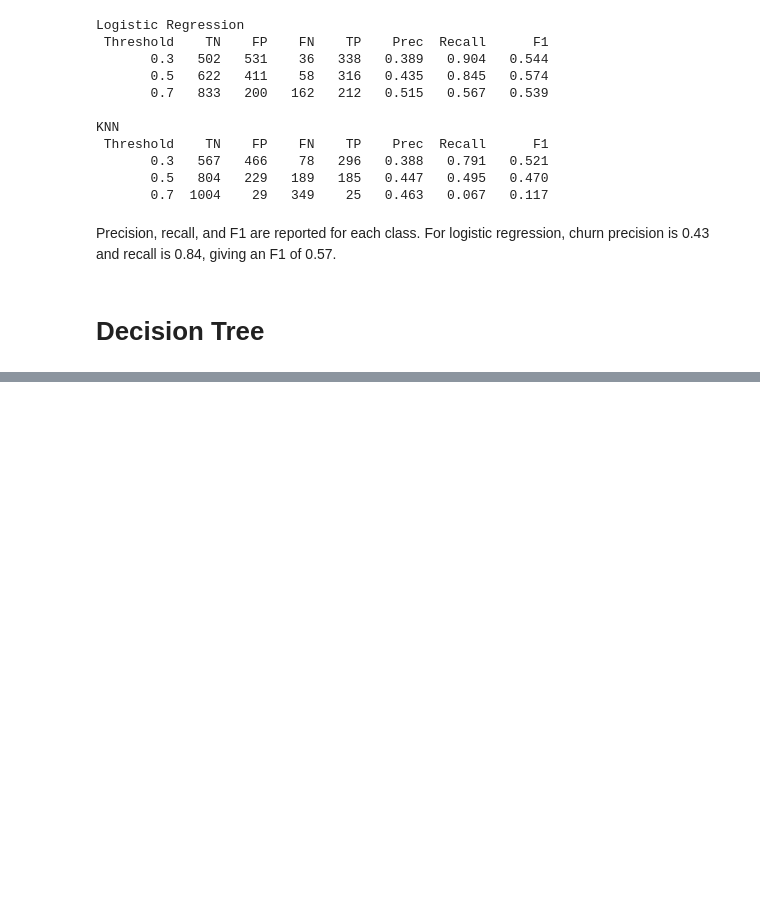
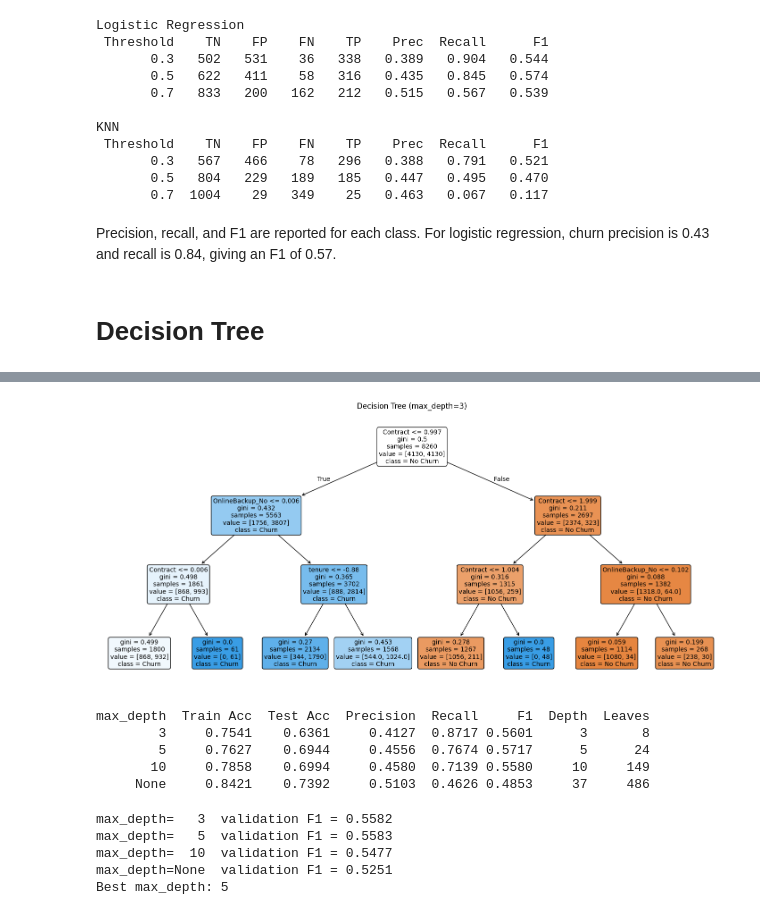
Before and after one commit to sivaranjs-lab/Customer_Churn, a Jupyter notebook: CUSTOMER_CHURN_PREPROCESSING_25_11.ipynb, the cells around one changed output, grey strips where cells are left out. Saved outputs shown, nothing was run; the diff lists cells and outputs as text; code cells hidden in the pictures; blank space fills up the shorter version.

```diff
--- a/CUSTOMER_CHURN_PREPROCESSING_25_11.ipynb
+++ b/CUSTOMER_CHURN_PREPROCESSING_25_11.ipynb
@@ -702,0 +738,59 @@ Decision Tree (default) Test Accuracy: 0.7392
+# %%
+# Visualize the tree (max_depth=3 so it stays readable)
+dt3 = DecisionTreeClassifier(max_depth=3, random_state=42)
+dt3.fit(X_train_selected, y_train_smote)
+
+plt.figure(figsize=(18, 8))
+plot_tree(dt3, feature_names=features_selected,
+          class_names=['No Churn', 'Churn'],
+          filled=True, rounded=True, fontsize=10)
+plt.title("Decision Tree (max_depth=3)")
+plt.show()
+# %% [output]
+[figure, added]
+# %%
+# Try max_depth = 3, 5, 10 and None on the test set and record the results
+results = []
+for d in [3, 5, 10, None]:
+    m = DecisionTreeClassifier(max_depth=d, random_state=42)
+    m.fit(X_train_selected, y_train_smote)
+    p = m.predict(X_test_selected)
+    results.append({
+        'max_depth': str(d),
+        'Train Acc': round(accuracy_score(y_train_smote, m.predict(X_train_selected)), 4),
+        'Test Acc': round(accuracy_score(y_test, p), 4),
+        'Precision': round(precision_score(y_test, p), 4),
+        'Recall': round(recall_score(y_test, p), 4),
+        'F1': round(f1_score(y_test, p), 4),
+        'Depth': m.get_depth(),
+        'Leaves': m.get_n_leaves(),
+    })
+
+depth_df = pd.DataFrame(results)
+print(depth_df.to_string(index=False))
+# %% [output]
+max_depth  Train Acc  Test Acc  Precision  Recall     F1  Depth  Leaves
+        3     0.7541    0.6361     0.4127  0.8717 0.5601      3       8
+        5     0.7627    0.6944     0.4556  0.7674 0.5717      5      24
+       10     0.7858    0.6994     0.4580  0.7139 0.5580     10     149
+     None     0.8421    0.7392     0.5103  0.4626 0.4853     37     486
+# %%
+# Choose the best depth on the validation split (same split used for k)
+val_scores = {}
+for d in [3, 5, 10, None]:
+    m = DecisionTreeClassifier(max_depth=d, random_state=42)
+    m.fit(X_sub_sm, y_sub_sm)
+    val_scores[str(d)] = f1_score(y_val, m.predict(X_val))
+
+for d, f in val_scores.items():
+    print(f"max_depth={d:>4}  validation F1 = {f:.4f}")
+
+best_depth_str = max(val_scores, key=val_scores.get)
+best_depth = None if best_depth_str == 'None' else int(best_depth_str)
+print("Best max_depth:", best_depth)
+# %% [output]
+max_depth=   3  validation F1 = 0.5582
+max_depth=   5  validation F1 = 0.5583
+max_depth=  10  validation F1 = 0.5477
+max_depth=None  validation F1 = 0.5251
+Best max_depth: 5
```
Also changed, not shown: parts of 5 cells of this notebook.
